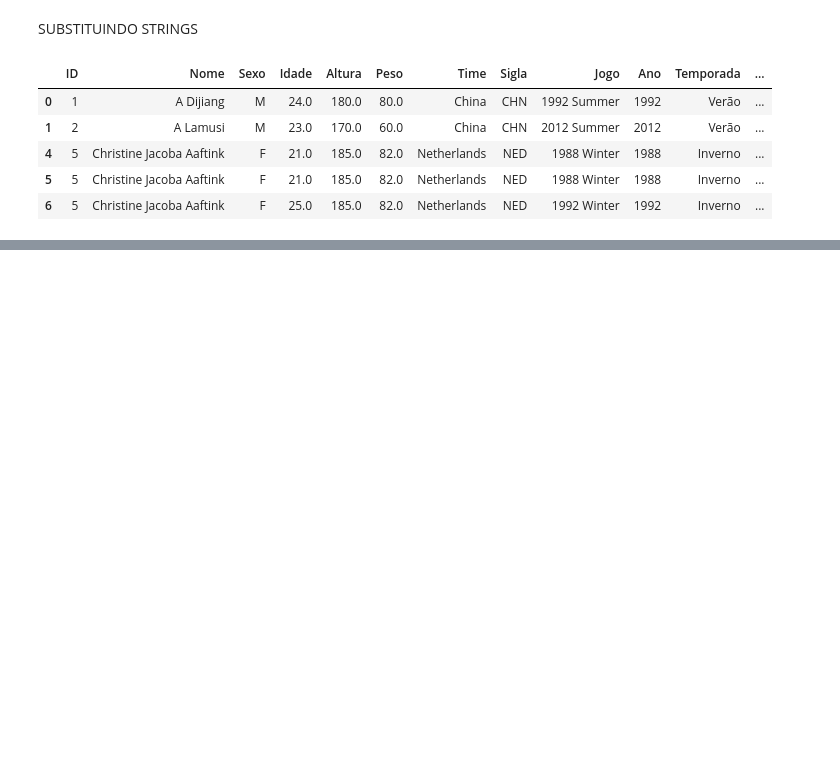
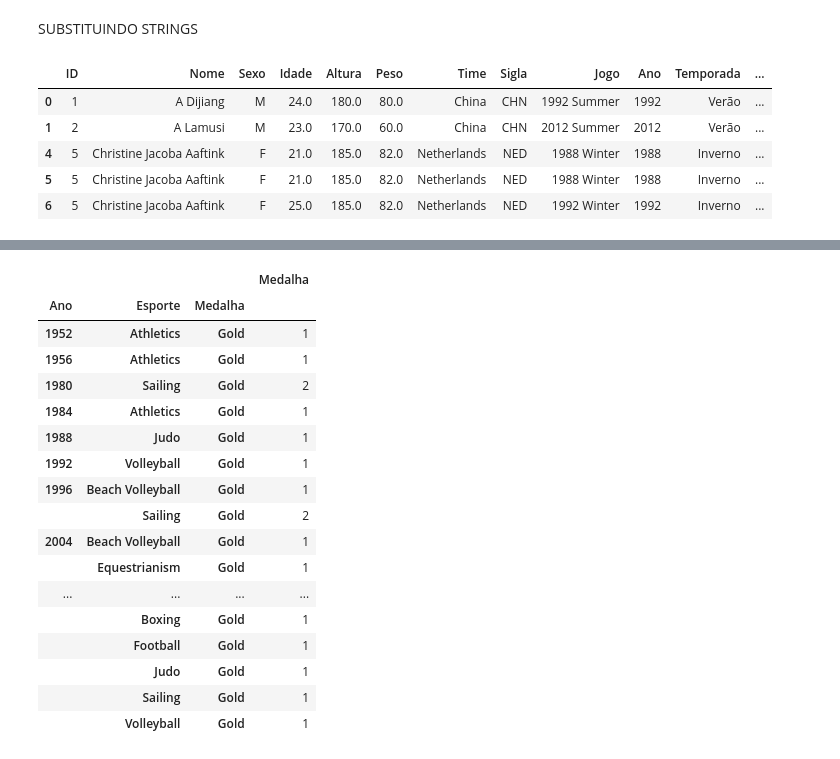
Before and after one commit to rafaelkashira23/Do-ETL-ao-Machine-Learning---120-anos-de-Olimpiadas---Impacta-Tecnologia, a Jupyter notebook: 120_ANOS_OLIMPIADAS.ipynb, the cells around one changed output, grey strips where cells are left out. Saved outputs shown, nothing was run; the diff lists cells and outputs as text; code cells hidden in the pictures; blank space fills up the shorter version.

```diff
--- a/120_ANOS_OLIMPIADAS.ipynb
+++ b/120_ANOS_OLIMPIADAS.ipynb
@@ -196,0 +219,22 @@ olim.head()
+# %%
+#filtrando por país 'BRA' e agrupando por ano esporte e medalha
+olimPais[(olimPais['Sigla'] == 'BRA') & (olimPais['Medalha'] == 'Gold')].groupby(['Ano','Esporte','Medalha'])[['Medalha']].count()
+# %% [output]
+|  |  |  | Medalha |
+| Ano | Esporte | Medalha |  |
+| 1952 | Athletics | Gold | 1 |
+| 1956 | Athletics | Gold | 1 |
+| 1980 | Sailing | Gold | 2 |
+| 1984 | Athletics | Gold | 1 |
+| 1988 | Judo | Gold | 1 |
+| 1992 | Volleyball | Gold | 1 |
+| 1996 | Beach Volleyball | Gold | 1 |
+|  | Sailing | Gold | 2 |
+| 2004 | Beach Volleyball | Gold | 1 |
+|  | Equestrianism | Gold | 1 |
+| ... | ... | ... | ... |
+|  | Boxing | Gold | 1 |
+|  | Football | Gold | 1 |
+|  | Judo | Gold | 1 |
+|  | Sailing | Gold | 1 |
+|  | Volleyball | Gold | 1 |
```
Also changed, not shown: parts of 7 cells of this notebook.
